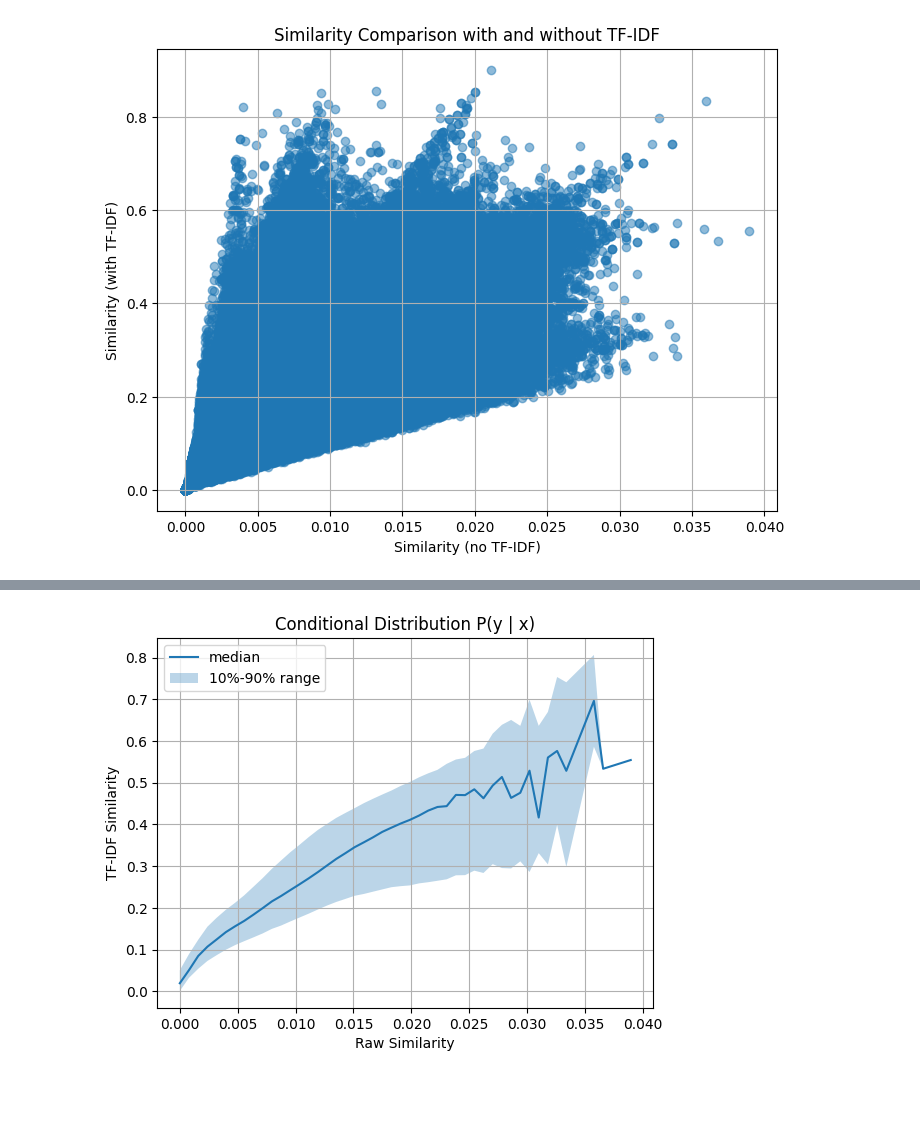
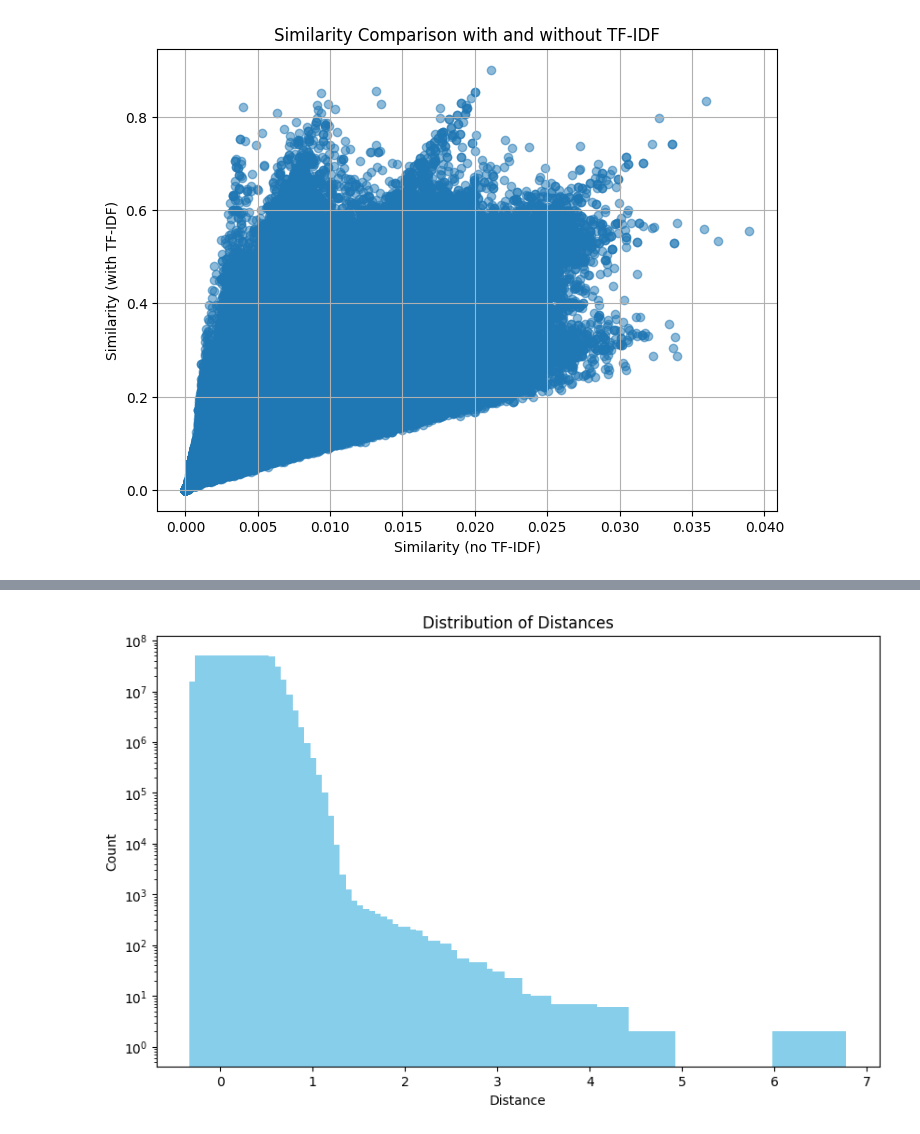
Before and after one commit to dangtom700/StudyApp_V2_May18_2024, a Jupyter notebook: scripts/main.ipynb, the cells around one changed output, grey strips where cells are left out. Drawn from its saved outputs; the diff is of its cells as text; code cells hidden in the pictures; blank space fills up the shorter version.

```diff
--- a/scripts/main.ipynb
+++ b/scripts/main.ipynb
@@ -169,18 +118,10 @@ Estimate for x=1.0: {'low': 0.554462194442749, 'median': 0.554462194442749, 'hig
-# %%
-plt.plot(estimator['x_center'], estimator['median'], label='median')
-plt.fill_between(
-    estimator['x_center'],
-    estimator['low'],
-    estimator['high'],
-    alpha=0.3,
-    label='10%-90% range'
-)
-
-plt.xlabel("Raw Similarity")
-plt.ylabel("TF-IDF Similarity")
-plt.title("Conditional Distribution P(y | x)")
-plt.legend()
-plt.grid(True)
-plt.show()
-# %% [output]
-[figure, removed]
+# %%
+bar_dist = pd.read_csv('bin_info.csv')
+plt.figure(figsize=(10, 6))
+plt.bar(bar_dist['bin_end'], bar_dist['count'], color='skyblue')
+plt.xlabel('Distance'); plt.ylabel('Count')
+plt.yscale('log')
+plt.title('Distribution of Distances')
+plt.show()
+# %% [output]
+[figure, added]
```
Also changed, not shown: parts of 6 cells of this notebook, 1 other file.
